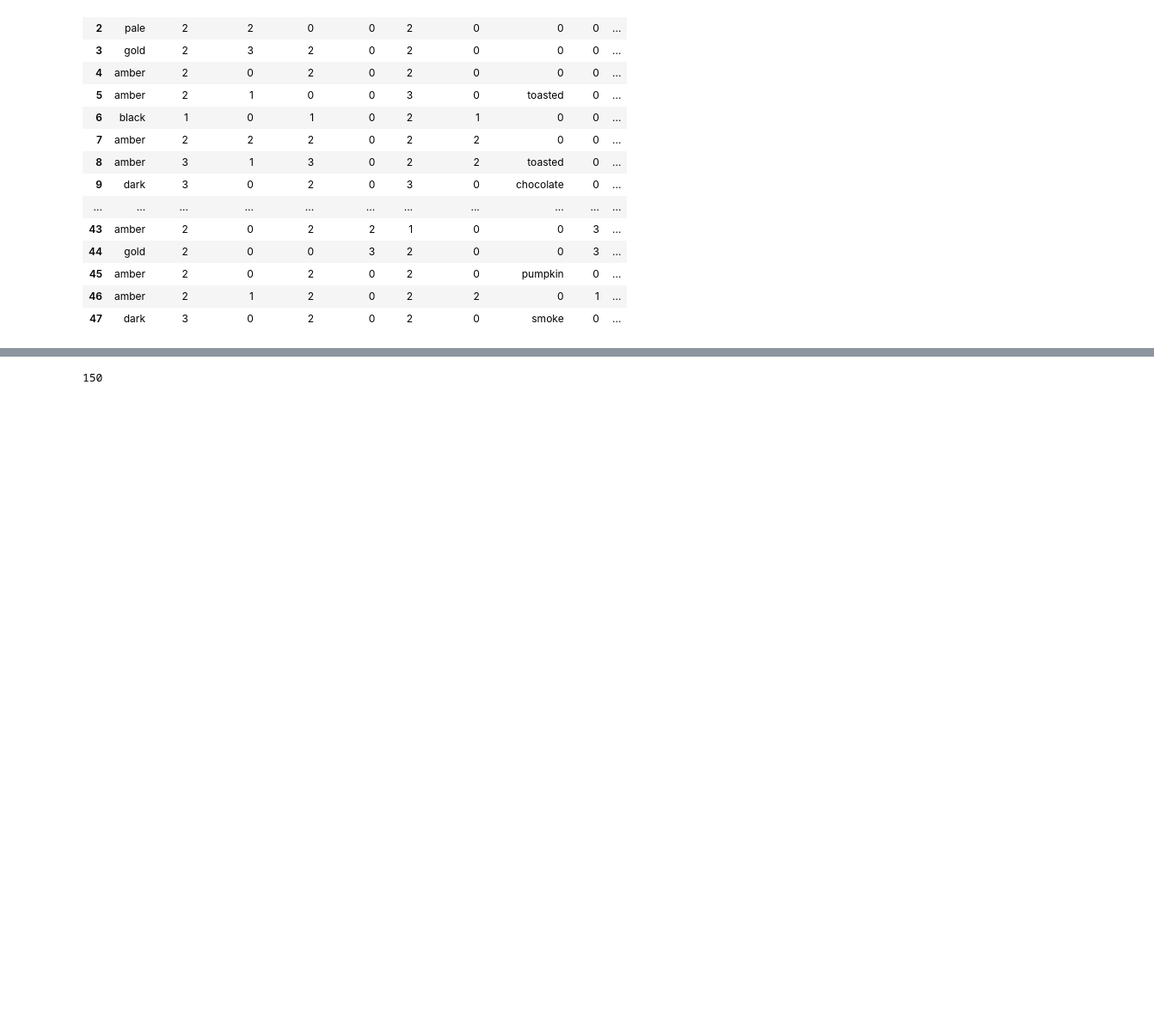
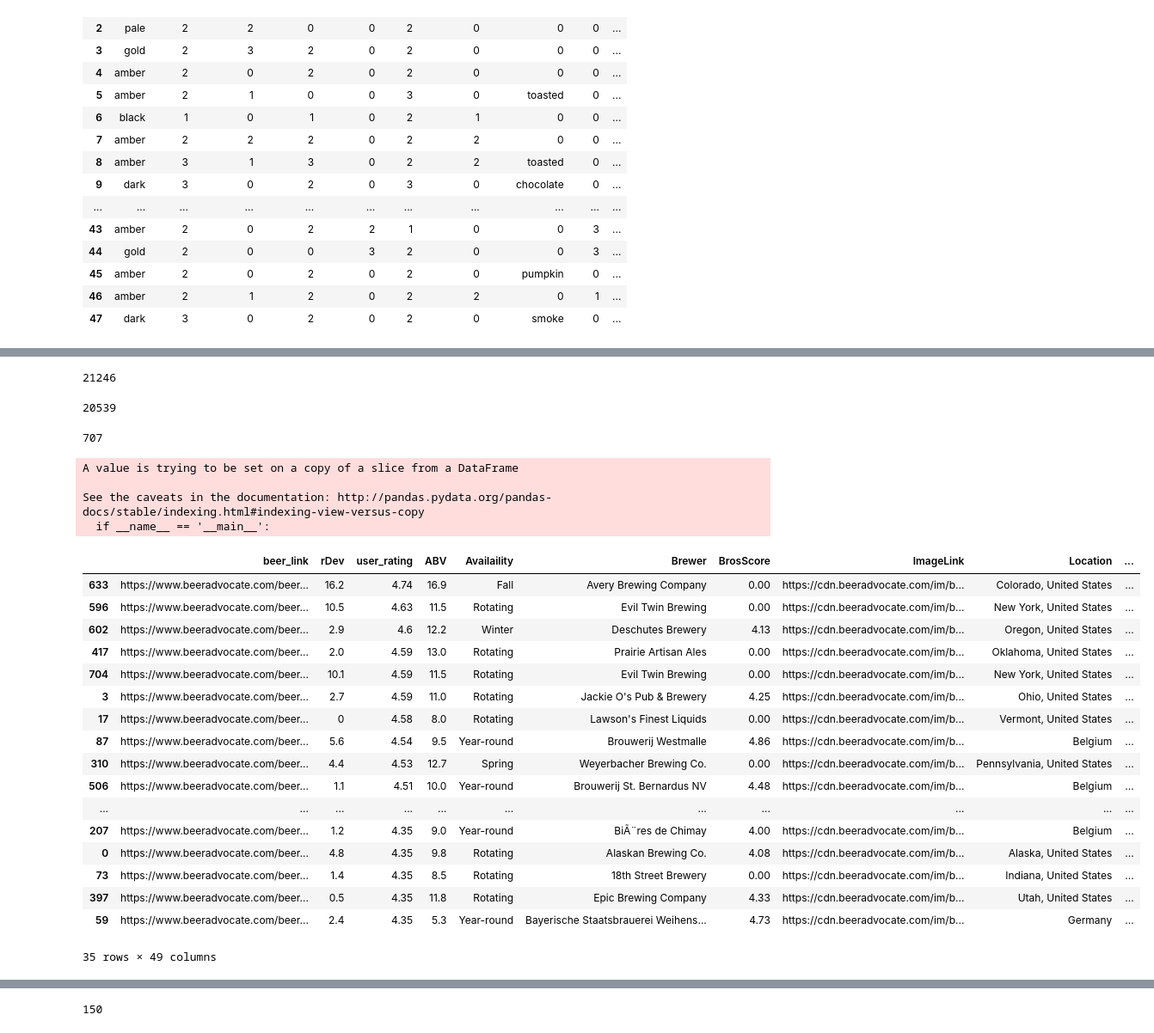
Before and after one commit to kadzema/recommend, a Jupyter notebook: UserRatingsScrape/beer-noSplinter.ipynb, the cells around one changed output, grey strips where cells are left out. Shown at 86% size. Cells and saved outputs as stored; diff of their text form; code cells hidden in the pictures; blank space fills up the shorter version.

```diff
--- a/UserRatingsScrape/beer-noSplinter.ipynb
+++ b/UserRatingsScrape/beer-noSplinter.ipynb
@@ -168,0 +130,2 @@ https://www.beeradvocate.com/user/beers/?start=1700&ba=brutaltruth&order=dateD&v
+# %%
+beer_features = pd.read_csv("../encoded1.csv")
@@ -169,5 +152,50 @@ https://www.beeradvocate.com/user/beers/?start=1700&ba=brutaltruth&order=dateD&v
+# %%
+test = user_ratings_df.merge(beer_features, left_on = 'beer_link', right_on = 'URL', how = "right")
+# %%
+len(test)
+# %% [output]
+21246
+# %%
+recList = test[test['beer_link'].isnull()]
+len(recList)
+# %% [output]
+20539
+# %%
+user_match = test[test['beer_link'].notnull()]
+len(user_match)
+# %% [output]
+707
+# %%
+user_match.sort_values('user_rating', ascending = False, inplace=True)
+top = user_match.head(35)
+# %% [output]
+A value is trying to be set on a copy of a slice from a DataFrame
+
+See the caveats in the documentation: http://pandas.pydata.org/pandas-docs/stable/indexing.html#indexing-view-versus-copy
+  if __name__ == '__main__':
 # %%
 df.to_csv('brutaltruthsbeers.csv')
+# %%
+top
+# %% [output]
+|  | beer_link | rDev | user_rating | ABV | Availaility | Brewer | BrosScore | ImageLink | Location | ... |
+| 633 | https://www.beeradvocate.com/beer... | 16.2 | 4.74 | 16.9 | Fall | Avery Brewing Company | 0.00 | https://cdn.beeradvocate.com/im/b... | Colorado, United States | ... |
+| 596 | https://www.beeradvocate.com/beer... | 10.5 | 4.63 | 11.5 | Rotating | Evil Twin Brewing | 0.00 | https://cdn.beeradvocate.com/im/b... | New York, United States | ... |
+| 602 | https://www.beeradvocate.com/beer... | 2.9 | 4.6 | 12.2 | Winter | Deschutes Brewery | 4.13 | https://cdn.beeradvocate.com/im/b... | Oregon, United States | ... |
+| 417 | https://www.beeradvocate.com/beer... | 2.0 | 4.59 | 13.0 | Rotating | Prairie Artisan Ales | 0.00 | https://cdn.beeradvocate.com/im/b... | Oklahoma, United States | ... |
+| 704 | https://www.beeradvocate.com/beer... | 10.1 | 4.59 | 11.5 | Rotating | Evil Twin Brewing | 0.00 | https://cdn.beeradvocate.com/im/b... | New York, United States | ... |
+| 3 | https://www.beeradvocate.com/beer... | 2.7 | 4.59 | 11.0 | Rotating | Jackie O's Pub & Brewery | 4.25 | https://cdn.beeradvocate.com/im/b... | Ohio, United States | ... |
+| 17 | https://www.beeradvocate.com/beer... | 0 | 4.58 | 8.0 | Rotating | Lawson's Finest Liquids | 0.00 | https://cdn.beeradvocate.com/im/b... | Vermont, United States | ... |
+| 87 | https://www.beeradvocate.com/beer... | 5.6 | 4.54 | 9.5 | Year-round | Brouwerij Westmalle | 4.86 | https://cdn.beeradvocate.com/im/b... | Belgium | ... |
+| 310 | https://www.beeradvocate.com/beer... | 4.4 | 4.53 | 12.7 | Spring | Weyerbacher Brewing Co. | 0.00 | https://cdn.beeradvocate.com/im/b... | Pennsylvania, United States | ... |
+| 506 | https://www.beeradvocate.com/beer... | 1.1 | 4.51 | 10.0 | Year-round | Brouwerij St. Bernardus NV | 4.48 | https://cdn.beeradvocate.com/im/b... | Belgium | ... |
+| ... | ... | ... | ... | ... | ... | ... | ... | ... | ... | ... |
+| 207 | https://www.beeradvocate.com/beer... | 1.2 | 4.35 | 9.0 | Year-round | BiÃ¨res de Chimay | 4.00 | https://cdn.beeradvocate.com/im/b... | Belgium | ... |
+| 0 | https://www.beeradvocate.com/beer... | 4.8 | 4.35 | 9.8 | Rotating | Alaskan Brewing Co. | 4.08 | https://cdn.beeradvocate.com/im/b... | Alaska, United States | ... |
+| 73 | https://www.beeradvocate.com/beer... | 1.4 | 4.35 | 8.5 | Rotating | 18th Street Brewery | 0.00 | https://cdn.beeradvocate.com/im/b... | Indiana, United States | ... |
+| 397 | https://www.beeradvocate.com/beer... | 0.5 | 4.35 | 11.8 | Rotating | Epic Brewing Company | 4.33 | https://cdn.beeradvocate.com/im/b... | Utah, United States | ... |
+| 59 | https://www.beeradvocate.com/beer... | 2.4 | 4.35 | 5.3 | Year-round | Bayerische Staatsbrauerei Weihens... | 4.73 | https://cdn.beeradvocate.com/im/b... | Germany | ... |
+35 rows × 49 columns
 # %%
 a_list
 # %% [output]
```
Also changed, not shown: parts of 7 cells of this notebook, 3 other files.
